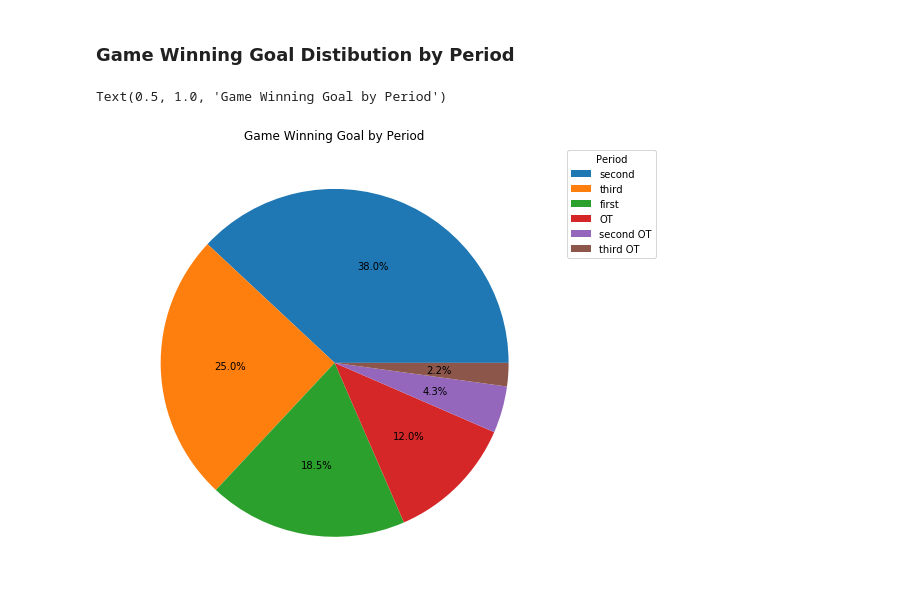
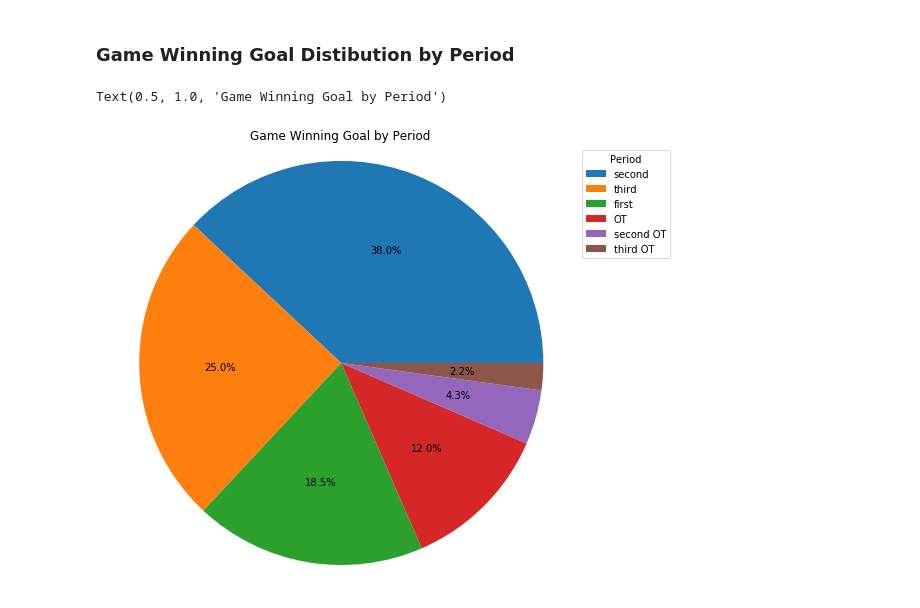
Before and after one commit to cwils021/Stanley-Cup-Champs-1927-2019, a Jupyter notebook: Stanley Cup Champions 1927-2019.ipynb, the cells around one changed output. Cells and saved outputs as stored; diff of their text form; code cells hidden in the pictures.

```diff
--- a/Stanley Cup Champions 1927-2019.ipynb
+++ b/Stanley Cup Champions 1927-2019.ipynb
@@ -411,10 +411,11 @@ plt.tight_layout()
 # %%
 plt.figure(num=7,figsize=(8,8))
 labels = ['second','third','first','OT','second OT','third OT']
 goal_dist = data.period.value_counts().plot.pie(labels=None,autopct='%1.1f%%')
+goal_dist.axis('equal')
 goal_dist.legend(labels,title='Period',loc='upper right',bbox_to_anchor=(0.75, 0, 0.5, 1))
 goal_dist.set_ylabel(' ')
 goal_dist.set_title('Game Winning Goal by Period')
 # %% [output]
 Text(0.5, 1.0, 'Game Winning Goal by Period')
-[figure, old version]
+[figure, new version]
```
Also changed, not shown: parts of 22 cells of this notebook, 7 other files.
